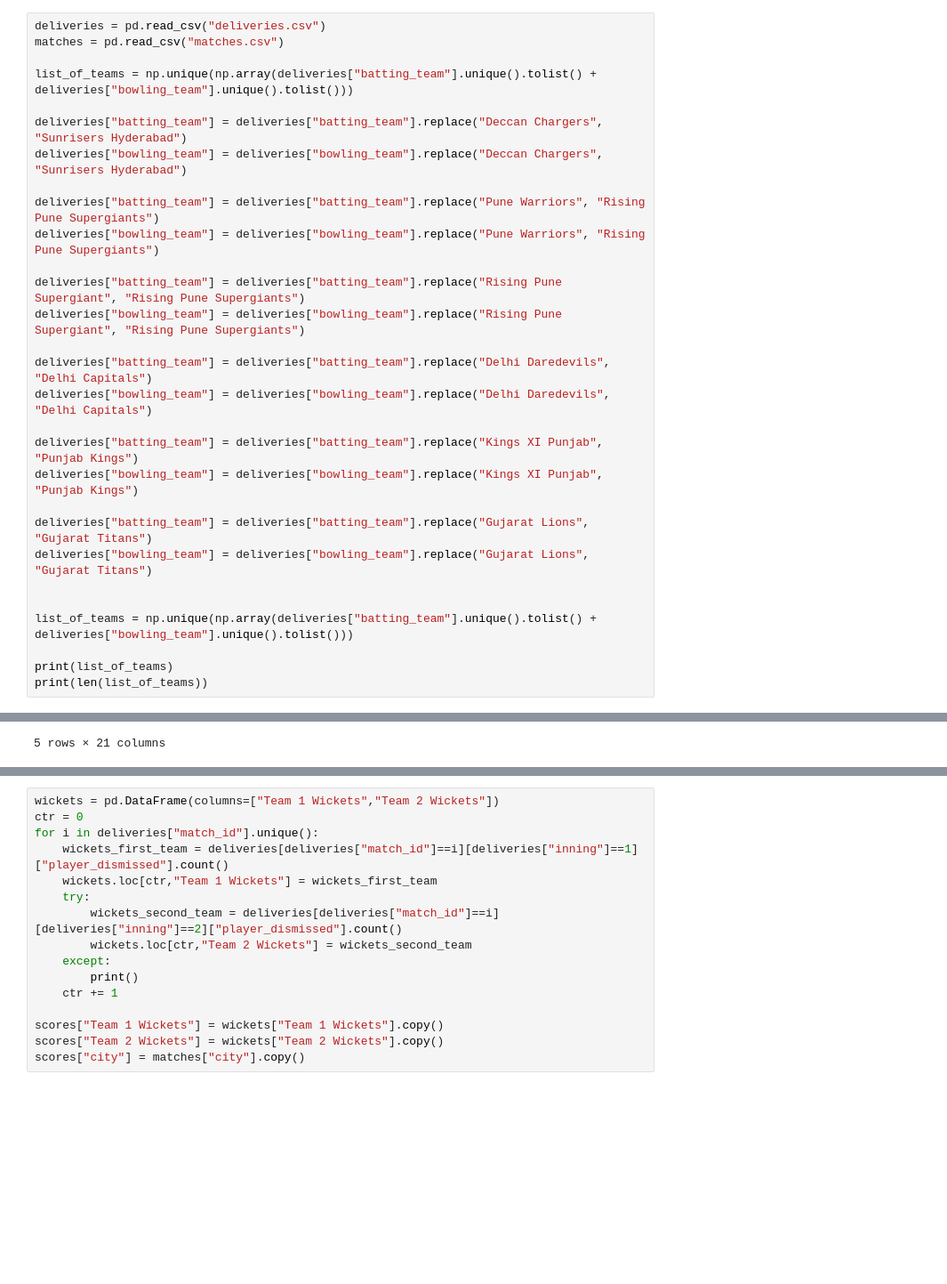
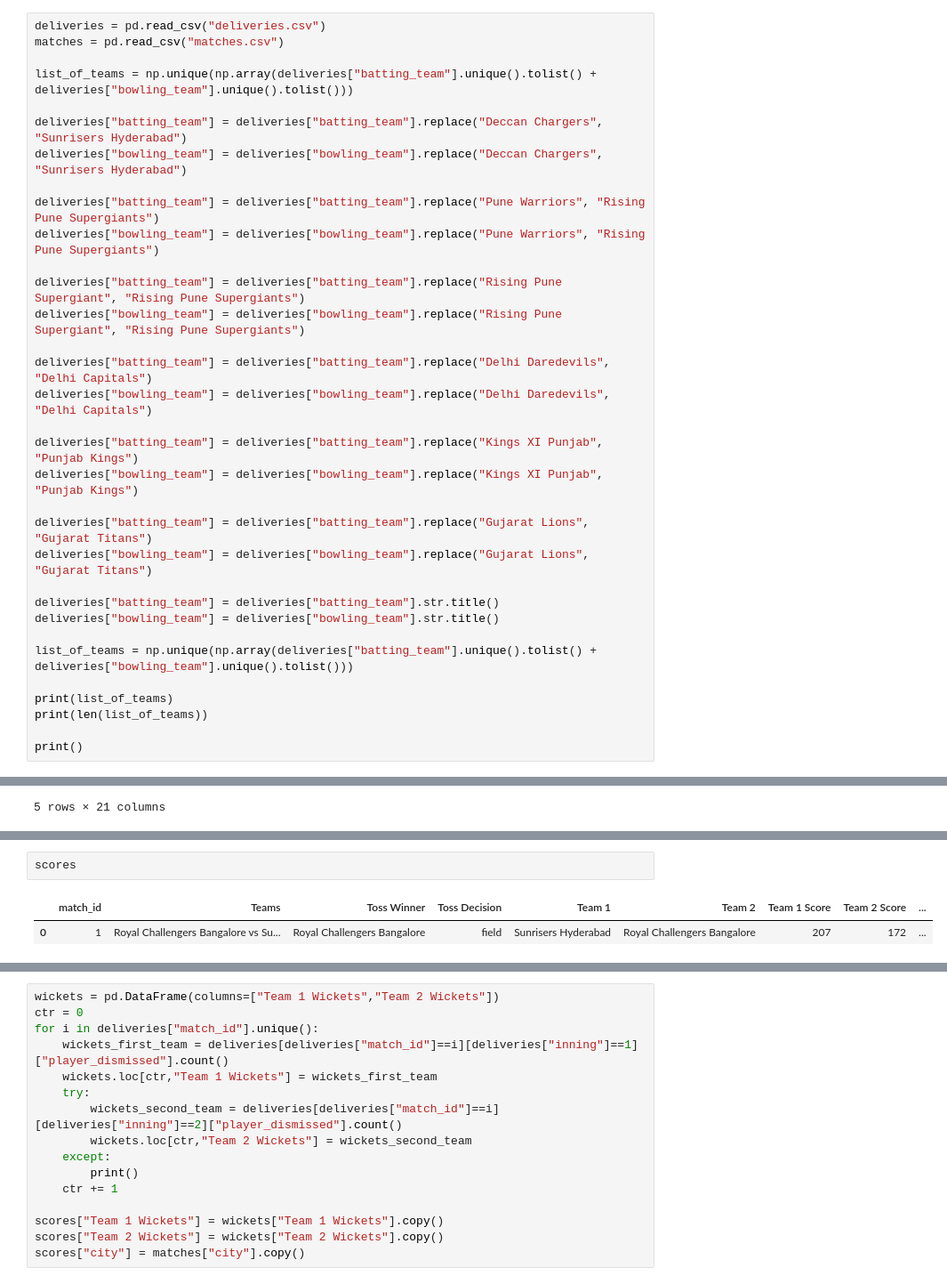
Before and after one commit to amith-vardhan99/udemy, a Jupyter notebook: 16 - IPL Prophets Predicting IPL Match Wins with a Touch of Heroku Magic/notebook.ipynb, the cells around one changed output, grey strips where cells are left out. Shown at 89% size. Saved outputs shown, nothing was run; the diff lists cells and outputs as text; blank space fills up the shorter version.

```diff
--- a/16 - IPL Prophets Predicting IPL Match Wins with a Touch of Heroku Magic/notebook.ipynb
+++ b/16 - IPL Prophets Predicting IPL Match Wins with a Touch of Heroku Magic/notebook.ipynb
@@ -33,11 +33,15 @@ deliveries["bowling_team"] = deliveries["bowling_team"].replace("Kings XI Punjab
 deliveries["batting_team"] = deliveries["batting_team"].replace("Gujarat Lions", "Gujarat Titans")
 deliveries["bowling_team"] = deliveries["bowling_team"].replace("Gujarat Lions", "Gujarat Titans")
 
+deliveries["batting_team"] = deliveries["batting_team"].str.title()
+deliveries["bowling_team"] = deliveries["bowling_team"].str.title()
 
 list_of_teams = np.unique(np.array(deliveries["batting_team"].unique().tolist() + deliveries["bowling_team"].unique().tolist()))
 
 print(list_of_teams)
 print(len(list_of_teams))
+
+print()
 # %% [output]
 ['Chennai Super Kings' 'Delhi Capitals' 'Gujarat Titans'
  'Kochi Tuskers Kerala' 'Kolkata Knight Riders' 'Mumbai Indians'
@@ -56,0 +116,5 @@ deliveries.head()
+# %%
+scores
+# %% [output]
+|  | match_id | Teams | Toss Winner | Toss Decision | Team 1 | Team 2 | Team 1 Score | Team 2 Score | ... |
+| 0 | 1 | Royal Challengers Bangalore vs Su... | Royal Challengers Bangalore | field | Sunrisers Hyderabad | Royal Challengers Bangalore | 207 | 172 | ... |
```
Also changed, not shown: parts of 3 cells of this notebook.
